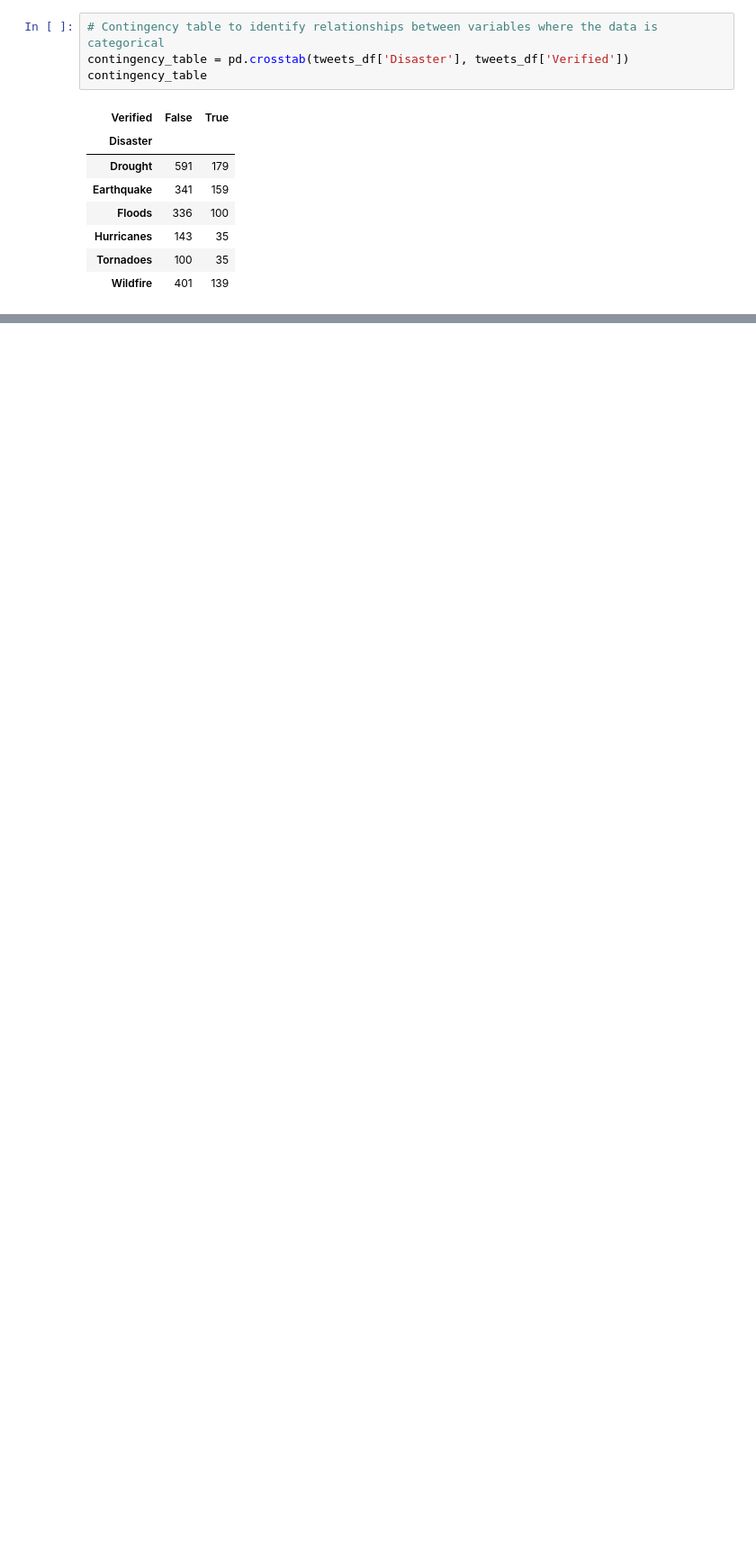
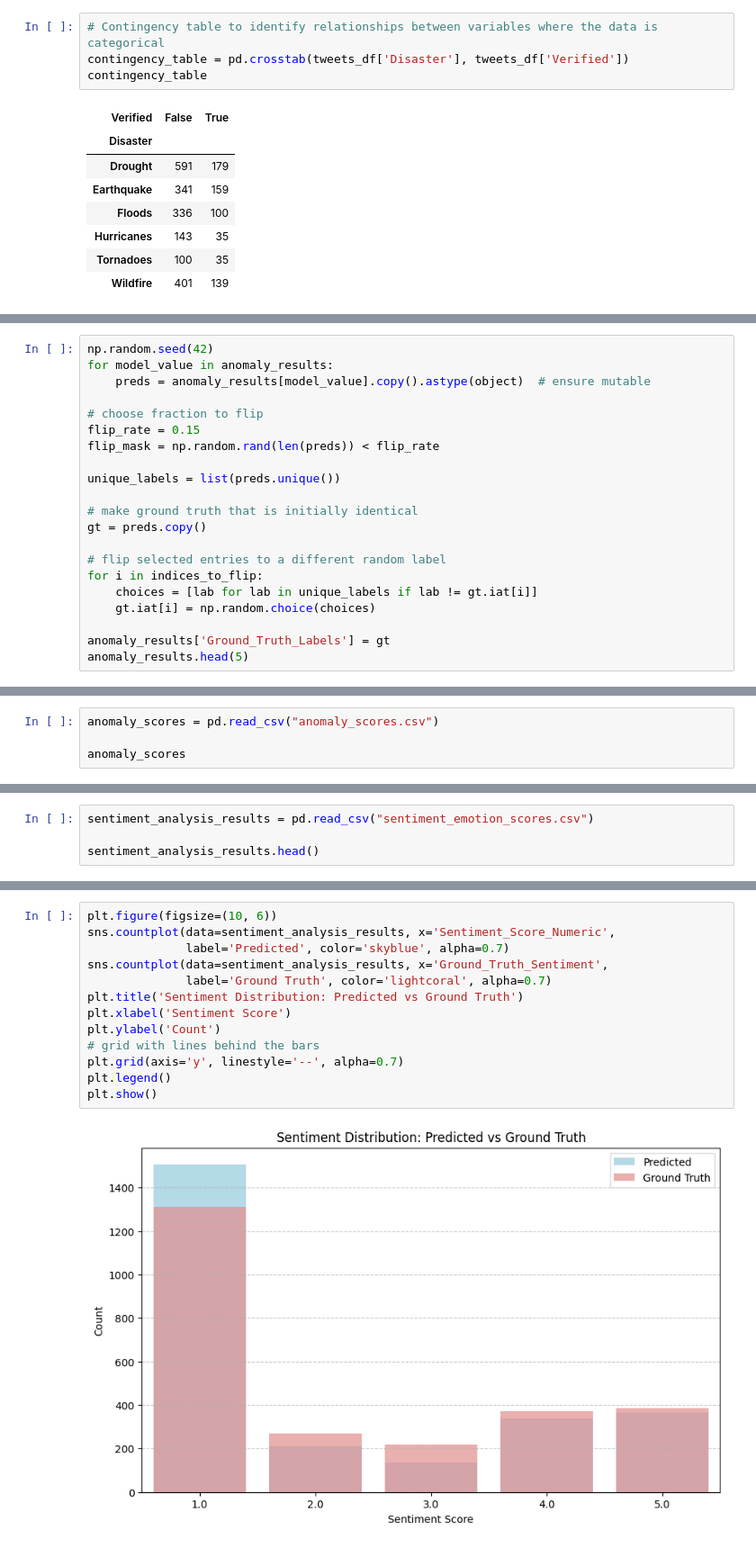
Before and after one commit to d-ioannidis/Anomaly-Detection-in-Social-Media, a Jupyter notebook: DataExploration.ipynb, the cells around one changed output, grey strips where cells are left out. Shown at 90% size. Cells and saved outputs as stored; diff of their text form; blank space fills up the shorter version.

```diff
--- a/DataExploration.ipynb
+++ b/DataExploration.ipynb
@@ -175,0 +319,21 @@ plt.show()
+# %%
+np.random.seed(42)
+for model_value in anomaly_results:
+    preds = anomaly_results[model_value].copy().astype(object)  # ensure mutable
+
+# choose fraction to flip
+flip_rate = 0.15
+flip_mask = np.random.rand(len(preds)) < flip_rate
+
+unique_labels = list(preds.unique())
+
+# make ground truth that is initially identical
+gt = preds.copy()
+
+# flip selected entries to a different random label
+for i in indices_to_flip:
+    choices = [lab for lab in unique_labels if lab != gt.iat[i]]
+    gt.iat[i] = np.random.choice(choices)
+
+anomaly_results['Ground_Truth_Labels'] = gt
+anomaly_results.head(5)
@@ -175,0 +347,4 @@ plt.show()
+# %%
+anomaly_scores = pd.read_csv("anomaly_scores.csv")
+
+anomaly_scores
@@ -175,0 +724,4 @@ plt.show()
+# %%
+sentiment_analysis_results = pd.read_csv("sentiment_emotion_scores.csv")
+
+sentiment_analysis_results.head()
@@ -175,0 +880,15 @@ plt.show()
+# %%
+plt.figure(figsize=(10, 6))
+sns.countplot(data=sentiment_analysis_results, x='Sentiment_Score_Numeric',
+              label='Predicted', color='skyblue', alpha=0.7)
+sns.countplot(data=sentiment_analysis_results, x='Ground_Truth_Sentiment',
+              label='Ground Truth', color='lightcoral', alpha=0.7)
+plt.title('Sentiment Distribution: Predicted vs Ground Truth')
+plt.xlabel('Sentiment Score')
+plt.ylabel('Count')
+# grid with lines behind the bars
+plt.grid(axis='y', linestyle='--', alpha=0.7)
+plt.legend()
+plt.show()
+# %% [output]
+[figure, added]
```
Also changed, not shown: parts of 28 cells of this notebook, 25 other files.
